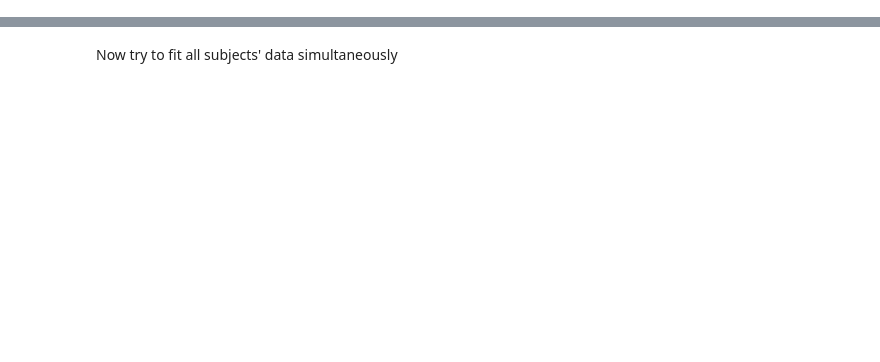
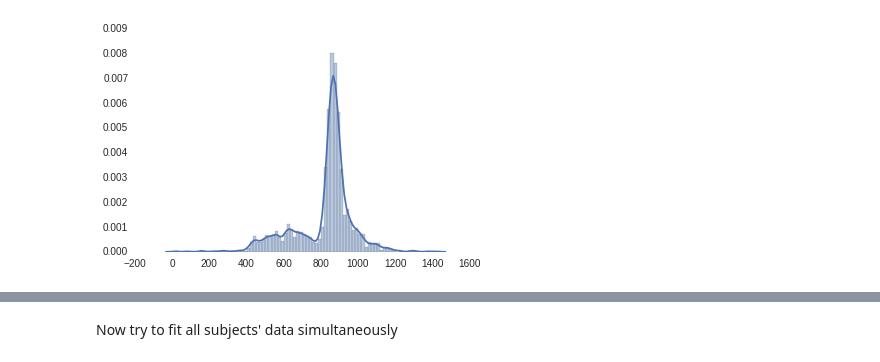
Before and after one commit to iancballard/feature-discrimination-analysis, a Jupyter notebook: RT_fitting.ipynb, the cells around one changed output, grey strips where cells are left out. Cells and saved outputs as stored; diff of their text form; code cells hidden in the pictures; blank space fills up the shorter version.

```diff
--- a/RT_fitting.ipynb
+++ b/RT_fitting.ipynb
@@ -48,3 +56,10 @@ rt_dict_exp = {'ser': ser_rts, 'sim':sim_rts}
+# %%
+a = sim_rts.dropna()
+a = a['rt'].values
+a = [rt for rt in a if rt < 100000]
+sns.distplot(a);
+# %% [output]
+[figure, added]
 # %%
 def perform_RL(trial_order,rew_trial,alpha,exp):
     V = {'b_plus':[0], 'b_minus' : [0], 'c_plus' : [0],'c_minus':[0]}
```
Also changed, not shown: parts of 22 cells of this notebook, 2 other files.
